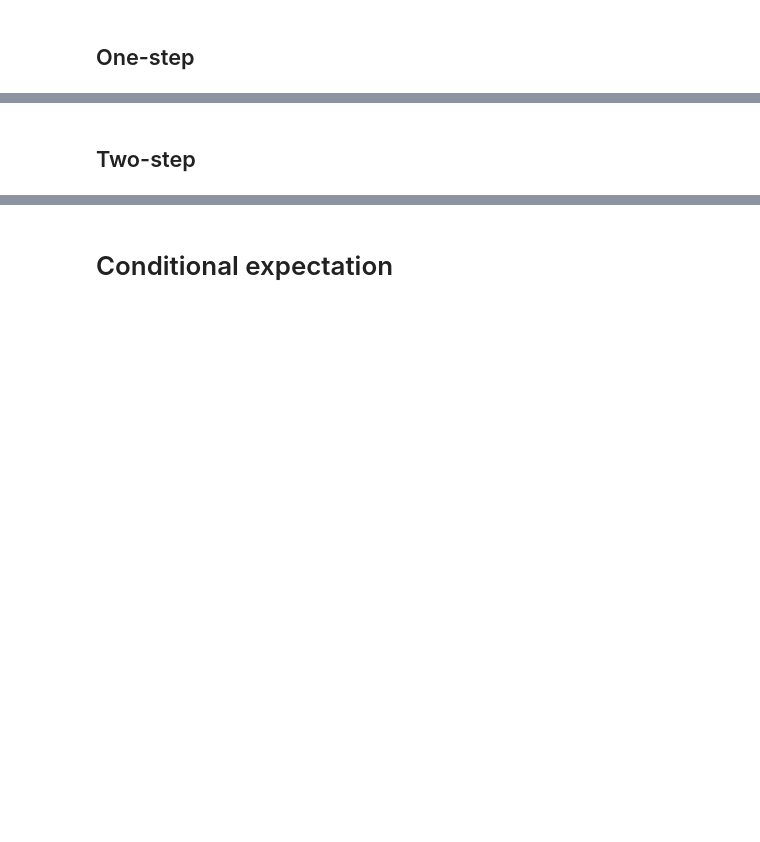
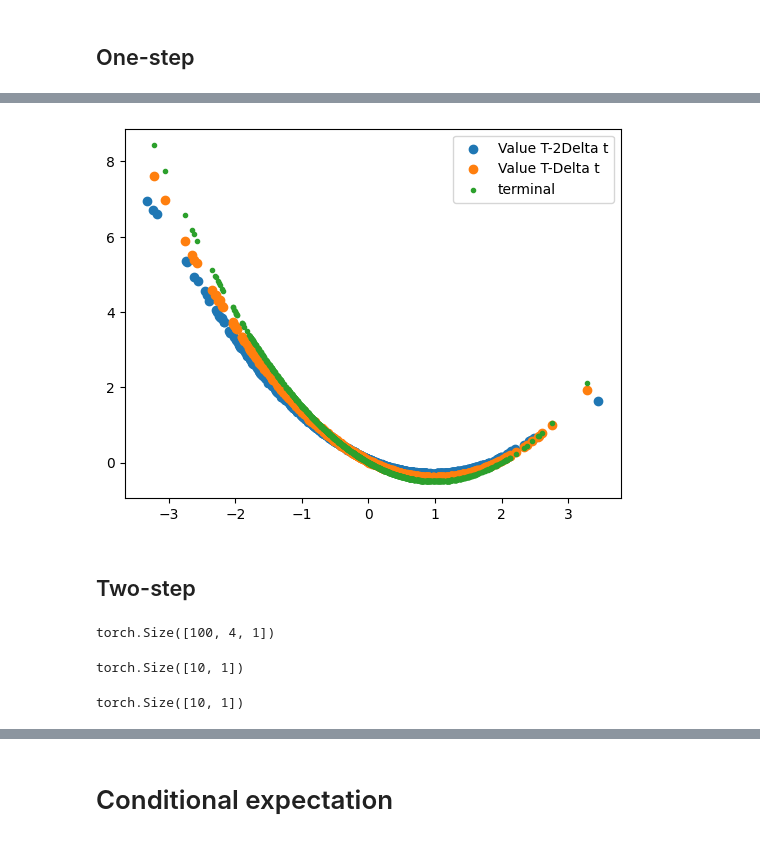
Before and after one commit to arashfahim/Stochastic_Control_FSU, a Jupyter notebook: Discrete_time_DPP.ipynb, the cells around one changed output, grey strips where cells are left out. Saved outputs shown, nothing was run; the diff lists cells and outputs as text; code cells hidden in the pictures; blank space fills up the shorter version.

```diff
--- a/Discrete_time_DPP.ipynb
+++ b/Discrete_time_DPP.ipynb
@@ -396,0 +394,2 @@ plt.savefig(path+'test for value'+stamp+'.png');
+# %%
+v2 = one_step(vval,'')
@@ -397,3 +436,18 @@ plt.savefig(path+'test for value'+stamp+'.png');
+# %%
+plt.scatter(v2.X.detach().numpy(),v2.Y.detach().numpy(),label='Value T-2Delta t');
+plt.scatter(v.X.detach().numpy(),v.Y.detach().numpy(),label='Value T-Delta t');
+
+# plt.scatter(v.X.detach().numpy(),v.terminal(v.X).detach().numpy(),label='value2');
+plt.scatter(v.X.detach().numpy(),g(v.X).detach().numpy(),label='terminal',marker='.');
+# plt.scatter(v.X.detach().numpy(),Y1.detach().numpy(),label='Value evaluated manually',marker='.');
+# plt.scatter(v.X.detach().numpy(),Y2.detach().numpy(),label='Value2',marker='.',s=0.2, color='k');
+# plt.scatter(v.X.detach().numpy(),dY.detach().numpy(),label='DY');
+# plt.scatter(v.X.detach().numpy(),dU.detach().numpy(),label='DU',marker='.');
+# plt.scatter(v.X.detach().numpy(),torch.mean(v.terminal(update1),axis=1).detach().numpy(),label='U1');
+# plt.scatter(v.X.detach().numpy(),torch.mean(v.terminal(update2),axis=1).detach().numpy(),label='U2');
+plt.legend();
+# %% [output]
+[figure, added]
 # %% [markdown]
 ## Two-step
 # %%
@@ -441 +503,31 @@ v2.value()
+# %%
+v2.X.shape
+# %% [output]
+torch.Size([100, 4, 1])
+# %%
+X0 = torch.normal(0., 1., size=(10,1))
+T0 = torch.Tensor([1.0-2*Dt]).repeat([10,1])
+B1 = torch.normal(0., 1., size=(10,1))
+# X1 = X0 + np.sqrt(Dt)*B1
+T1 = torch.Tensor([1.0-Dt]).repeat([10,1])
+B2 = torch.normal(0., 1., size=(10,1))
+U = torch.cat((X0,T0,B1,T1,B2),axis=1).unsqueeze(2)
+update = X0 +  (-X0+v2(torch.cat((X0,T0),axis=1)))*Dt + torch.sqrt(v2.Dt)*B1
+update2 = update + (-update+v2(torch.cat((update,T1),axis=1)))*Dt+ torch.sqrt(v2.Dt)*B2
+
+vpdate =  U[:,0] +  (-U[:,0]+v2(U[:,0:2].squeeze(2)))*Dt + torch.sqrt(v2.Dt)*U[:,2]
+X1 = torch.cat((update,T1),axis=1)
+vpdate2 = update + (-update+v2(X1))*Dt+ torch.sqrt(v2.Dt)*U[:,4]
+
+# U1 = U[:,0,:]+(-U[:,0,:]+v2(U[:,0:2,0]))*v2.Dt+torch.sqrt(v2.Dt)*U[:,2,:]
+# # U2 = (-U[:,0,:]+v2(U[:,0:2,0]))*v2.Dt+torch.sqrt(v2.Dt)*U[:,2,:]
+# update.shape
+# v2(U[:,0:2]).shape,U[:,0].shape
+# update2.shape
+# %% [output]
+torch.Size([10, 1])
+# %%
+v2(torch.cat((update,T1.squeeze(2)),axis=1))
+# %% [output]
+torch.Size([10, 1])
 # %%
```
Also changed, not shown: parts of 23 cells of this notebook.
